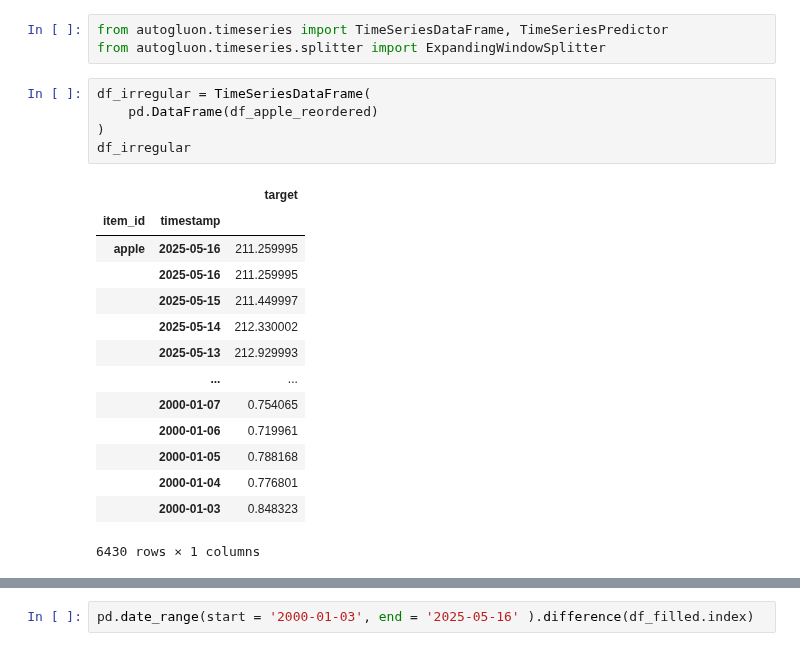
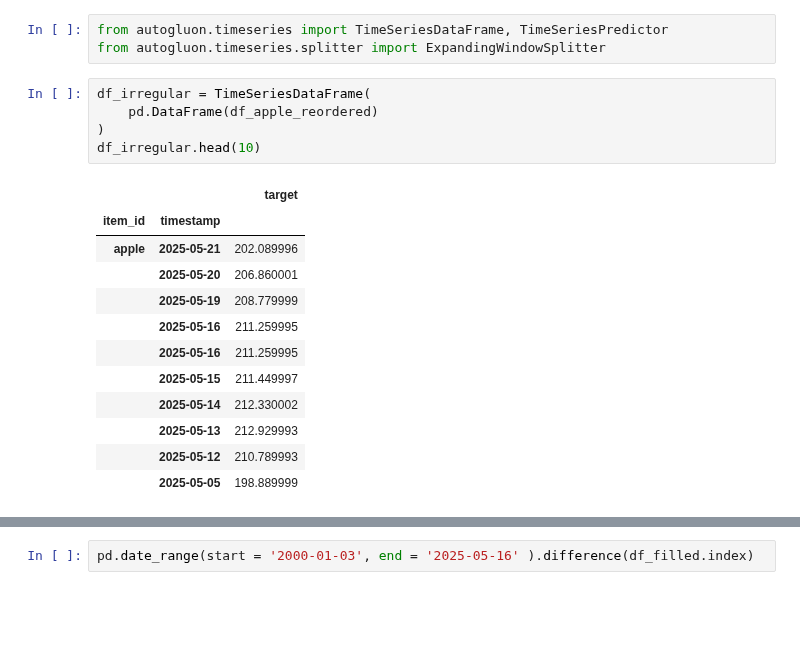
Before and after one commit to tc020/StockPredictor, a Jupyter notebook: preprocessing_data.ipynb, the cells around one changed output, grey strips where cells are left out. Drawn from its saved outputs; the diff is of its cells as text; blank space fills up the shorter version.

```diff
--- a/preprocessing_data.ipynb
+++ b/preprocessing_data.ipynb
@@ -267,22 +240,20 @@ from autogluon.timeseries.splitter import ExpandingWindowSplitter
 # %%
 df_irregular = TimeSeriesDataFrame(
     pd.DataFrame(df_apple_reordered)
 )
-df_irregular
+df_irregular.head(10)
 # %% [output]
 |  |  | target |
 | item_id | timestamp |  |
-| apple | 2025-05-16 | 211.259995 |
+| apple | 2025-05-21 | 202.089996 |
+|  | 2025-05-20 | 206.860001 |
+|  | 2025-05-19 | 208.779999 |
+|  | 2025-05-16 | 211.259995 |
 |  | 2025-05-16 | 211.259995 |
 |  | 2025-05-15 | 211.449997 |
 |  | 2025-05-14 | 212.330002 |
 |  | 2025-05-13 | 212.929993 |
-|  | ... | ... |
-|  | 2000-01-07 | 0.754065 |
-|  | 2000-01-06 | 0.719961 |
-|  | 2000-01-05 | 0.788168 |
-|  | 2000-01-04 | 0.776801 |
-|  | 2000-01-03 | 0.848323 |
+|  | 2025-05-12 | 210.789993 |
+|  | 2025-05-05 | 198.889999 |
-6430 rows × 1 columns
 # %%
 df_regular = df_irregular.convert_frequency(freq="D")
```
Also changed, not shown: parts of 18 cells of this notebook.
